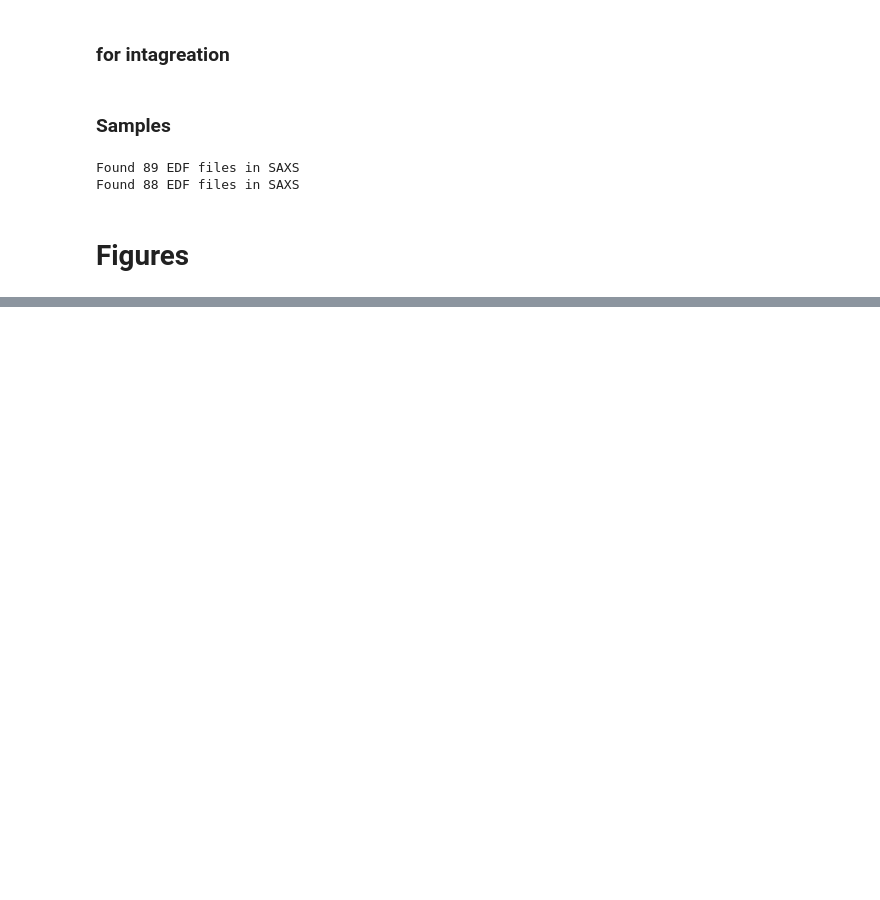
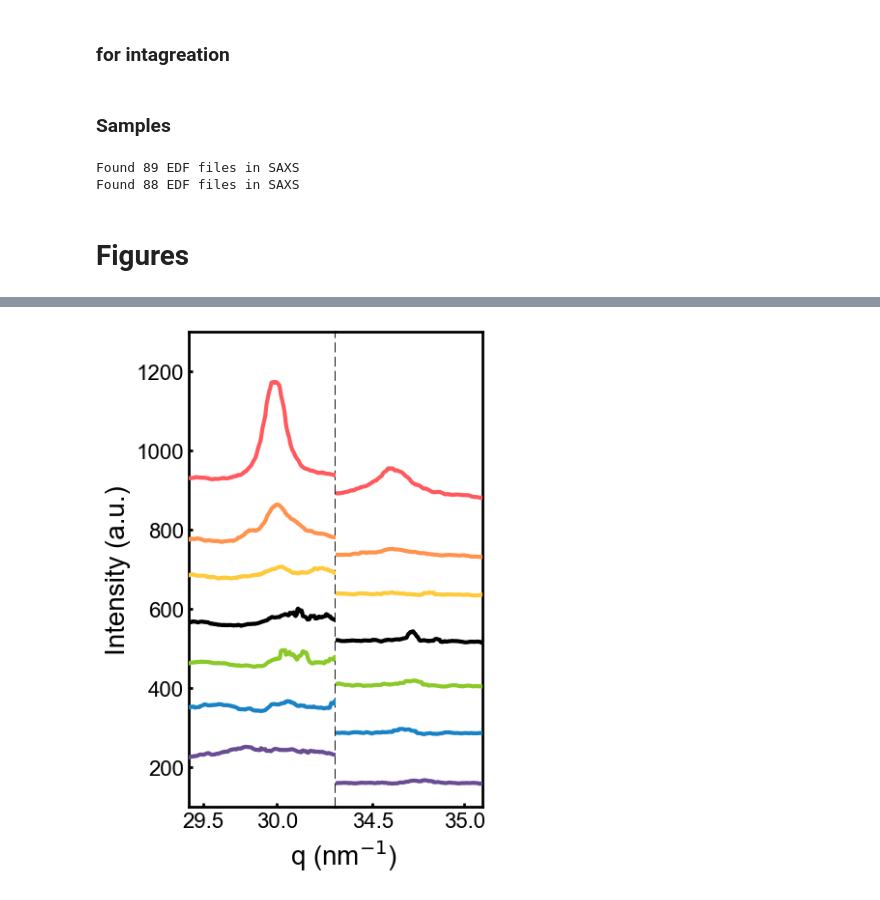
Before and after one commit to Akmalumarov/X_Ray_Scattering_Analysis, a Jupyter notebook: projects/Nanoparticles/Cu_Nps_Anokhin/Results.ipynb, the cells around one changed output, grey strips where cells are left out. Drawn from its saved outputs; the diff is of its cells as text; code cells hidden in the pictures; blank space fills up the shorter version.

```diff
--- a/projects/Nanoparticles/Cu_Nps_Anokhin/Results.ipynb
+++ b/projects/Nanoparticles/Cu_Nps_Anokhin/Results.ipynb
@@ -174,0 +181,70 @@ plt.ylim(0, 5000)
+# %%
+q, I_array_heat = Cu_05_heat.integrate1d_WAXS(ai_waxs, 10000, mask = img_mask_waxs)
+# norm_saxs(q, I_array_heat)
+
+q, I_array_iso = Cu_05_iso.integrate1d_WAXS(ai_waxs, 10000, mask = img_mask_waxs)
+# norm_saxs(q, I_array_iso)
+theta_111 = np.array([43.34, 38.86, 36.33]) /2
+
+q_111 = 4 * pi * np.sin(np.deg2rad(theta_111)) / 0.15406
+# %%
+fig_b, (ax1, ax2) = plt.subplots(1, 2, figsize=(4, 6), sharey=True)
+
+K = 120
+linewidth = 3
+
+plots_data_b = [
+    (I_array_iso[-1], 6, '#ff595e', '190 °C (2060 s)', 10),
+    (I_array_iso[1], 5, '#ff924c', '190 °C (0 s)', 9),
+    (I_array_heat[70], 4, '#ffca3a', '165 °C', 8),
+    (I_array_heat[49], 3, 'black', '120 °C (PE melt)', 7),
+    (I_array_heat[41], 2, '#8ac926', '104 °C', 6),
+    (I_array_heat[35], 1, '#1982c4', '93 °C', 5),
+    (I_array_heat[12], 0, '#6a4c93', '21 °C (pristine)', 3)
+]
+
+xlims = [(29.4, 30.4), (34.3, 35.1)]
+
+for ax, xlim in zip([ax1, ax2], xlims):
+    for data, offset, color, label, zorder in plots_data_b:
+        ax.plot(q, data + K * offset, linewidth=linewidth, color=color, label=label, zorder=zorder)
+
+    ax.set_xlim(xlim)
+    ax.set_ylim(100, 1300)
+
+    for axis in ['top','bottom','left','right']:
+        ax.spines[axis].set_linewidth(2)
+
+    ax.tick_params(axis="both", which='both', direction="in", width=2, length=3, labelsize=16)
+
+    for tick in ax.get_xticklabels() + ax.get_yticklabels():
+        tick.set_fontfamily('Arial')
+
+ax1.set_ylabel('Intensity (a.u.)', fontsize=20, fontfamily='Arial')
+ax2.set_ylabel('')
+
+# Убираем y-тики на втором графике
+ax2.tick_params(axis='y', left=False, labelleft=False)
+
+# Убираем внутренние границы и склеиваем
+ax1.spines['right'].set_visible(False)
+ax2.spines['left'].set_visible(False)
+
+# Вертикальная линия на первом графике
+ax1.axvline(x=30.4, color='black', linewidth=2, linestyle='--')
+
+# Общая подпись оси x
+fig_b.text(0.5, 0.02, r'q (nm$^{-1}$)', ha='center', fontsize=20, fontfamily='Arial')
+
+# Склеиваем сабплоты
+plt.subplots_adjust(wspace=0)
+
+# Устанавливаем положение осей с теми же bottom и height, что и у графика a
+# left и width подбираем для двух сабплотов
+ax1.set_position([0.10, 0.12, 0.38, 0.82])
+ax2.set_position([0.48, 0.12, 0.38, 0.82])
+
+plt.savefig(r'E:\Nps Cu\Figures v2\Fig1_b.png', dpi=300, bbox_inches='tight', transparent=True)
+# plt.close(fig_b)
+# %% [output]
+[figure, added]
```
Also changed, not shown: parts of 26 cells of this notebook, 4 other files.
